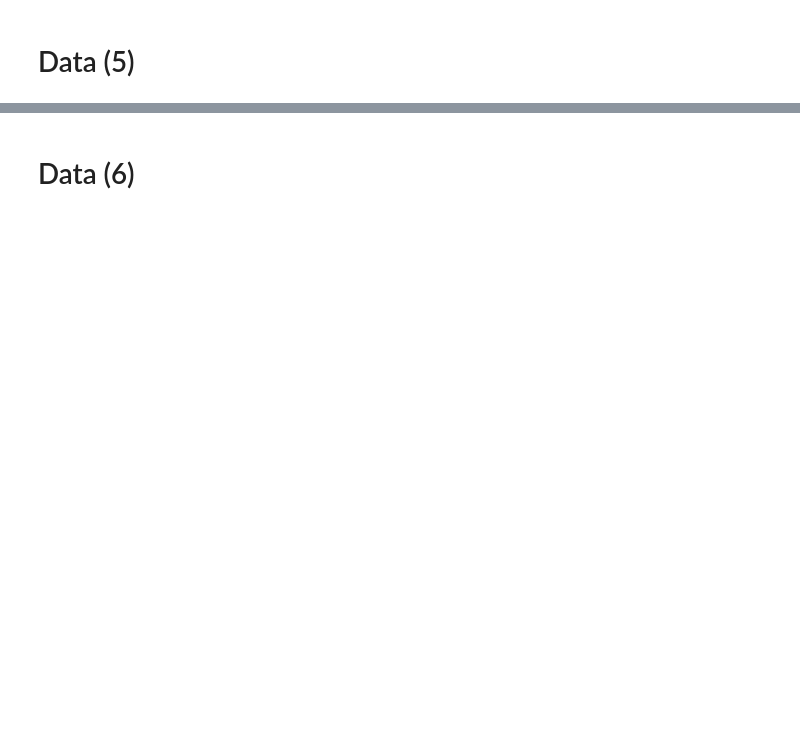
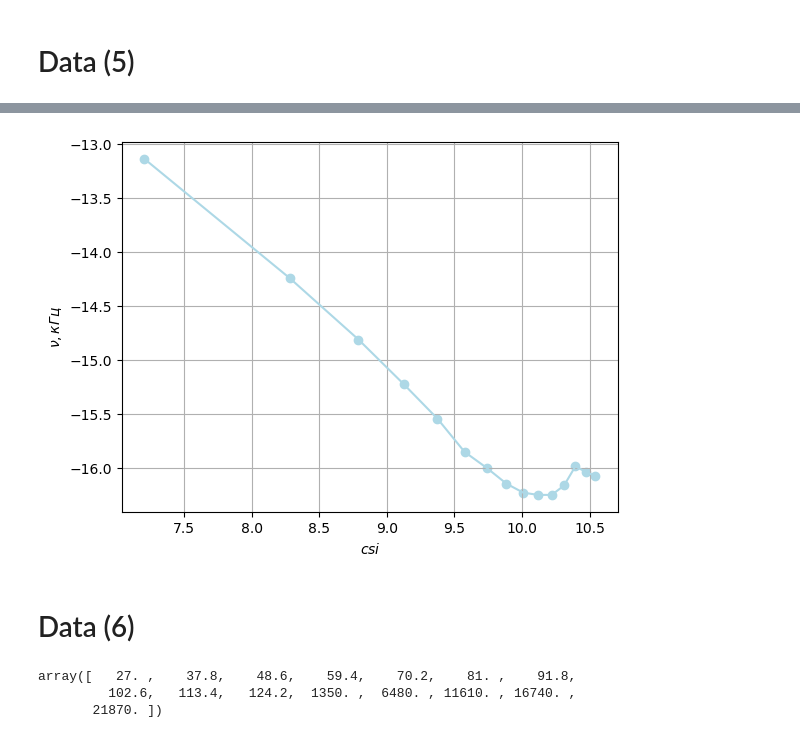
Before and after one commit to juliaProjorlivy/laba, a Jupyter notebook: 3_sem/laba_3.7.1/3.7.1.ipynb, the cells around one changed output, grey strips where cells are left out. Drawn from its saved outputs; the diff is of its cells as text; code cells hidden in the pictures; blank space fills up the shorter version.

```diff
--- a/3_sem/laba_3.7.1/3.7.1.ipynb
+++ b/3_sem/laba_3.7.1/3.7.1.ipynb
@@ -126,8 +171,10 @@ plt.show()
 # %%
 nus = [(0.5 + ((15 - 0.5) / 15) * i) * nu_h for i in range(15)]
 
-I = []
-U = []
-angle = []
+I = [250.9, 126.2, 79.6, 57.1, 43.09, 34.1, 27.8, 22.05, 17.63, 13.81, 10.41, 7.32, 4.57, 3.4, 2.79]
+U = [0.666, 0.325, 0.193, 0.128, 0.090, 0.064, 0.053, 0.042, 0.035, 0.030, 0.025, 0.021, 0.017, 0.013, 0.011]
+x0 = 18
+angle = [19 / 18, 13/12, 13/17, ]
 
 csi = [U[i] / (nus[i] * I[i]) for i in range(len(I))]
+nus
@@ -134,30 +197,32 @@ csi = [U[i] / (nus[i] * I[i]) for i in range(len(I))]
 # %%
 y = [np.log(i) for i in csi]
 x = [np.log(i) for i in nus]
 
 fig, ax = plt.subplots()
 
 plt.scatter(x, y, marker='o', color='lightblue')
 
 ax.plot(x, y, linestyle='-', color='lightblue')
 
 
 #model1 = np.poly1d(np.polyfit(xx, yy, 1))
 #print(model1)
 
 #polyline = np.linspace(22, 30)
 #plt.plot(polyline, model1(polyline), color = 'k', label="k = {: .2f}$\pm 0.01$".format(round(model1.c[0], 2)))
 
 #k = model1.c[0]
 #dk = -k * ((dI / min(x1))**2 + (dV / min(y1))**2)**0.5
 #plt.legend(["По возрастанию","По убыванию", "k = {: .3f}$\pm {:.3f}$".format(round(model1.c[0], 3), dk)])
 
 plt.grid()
 
-plt.xlabel('$\\csi$')
+plt.xlabel('$csi$')
 plt.ylabel('$\\nu, кГц$')
 plt.show()
 #plt.savefig('tex/images/plot1.png', bbox_inches='tight')
+# %% [output]
+[figure, added]
 # %%
 y = [np.log(i) for i in angle]
 x = [np.log(i) for i in nus]
@@ -188,5 +253,14 @@ plt.show()
 # %% [markdown]
 # Data (6)
 # %%
-nus = []
-L = []
+nus2 = [(0.5 + (10 - 0.5) * i / 5) * nu_h  for i in range(5)]
+nus1 = [(0.01 + (0.05 - 0.01) * i / 10) * nu_h  for i in range(10)]
+nus = [50, 60, 75, 100, 120, 150, 200, 250, 300, 400, 1500, ]
+nus = np.concatenate((nus1, nus2))
+#mh
+L = [10, 9.77, 9.386, 8.68, 8.11, 7.32, 6.205, 5.39, 4.82, 4.097, 2.96, 2.91]
+nus
+# %% [output]
+array([   27. ,    37.8,    48.6,    59.4,    70.2,    81. ,    91.8,
+         102.6,   113.4,   124.2,  1350. ,  6480. , 11610. , 16740. ,
+       21870. ])
```
Also changed, not shown: parts of 11 cells of this notebook.
